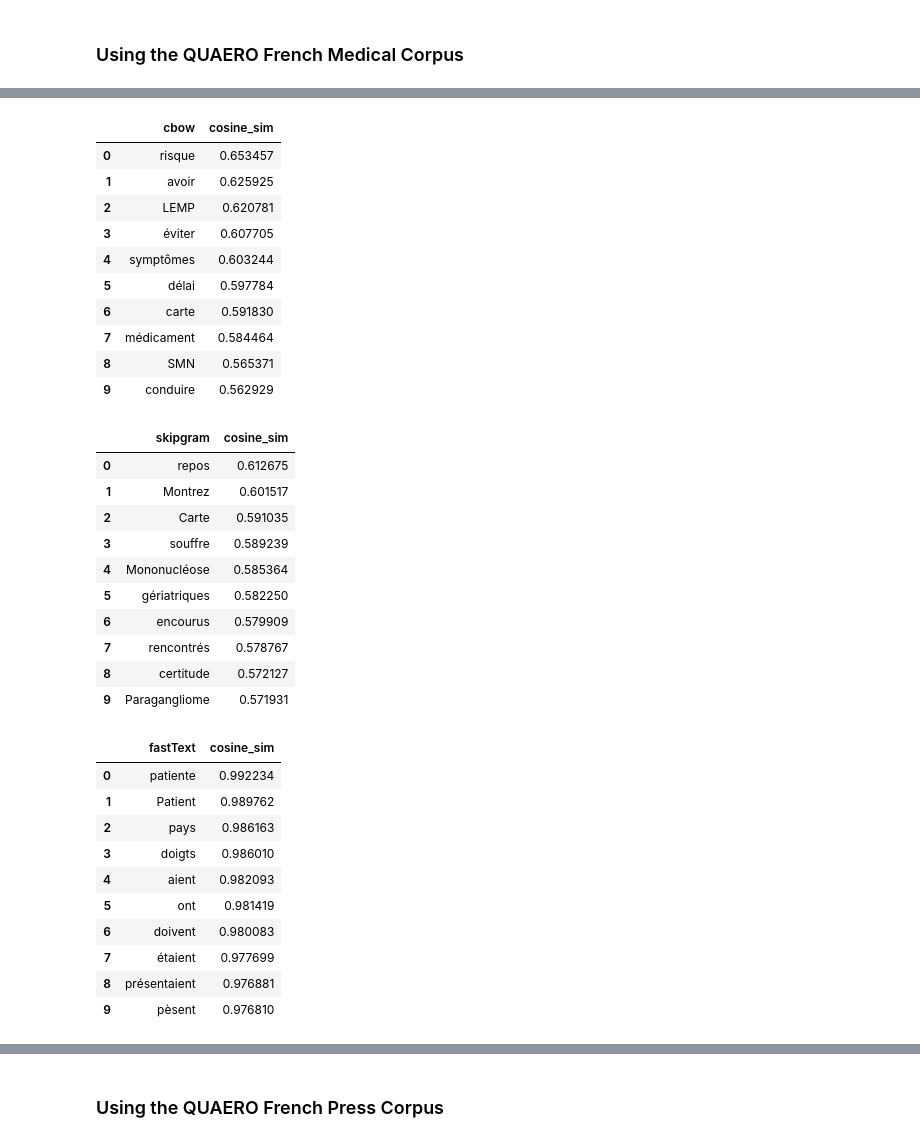
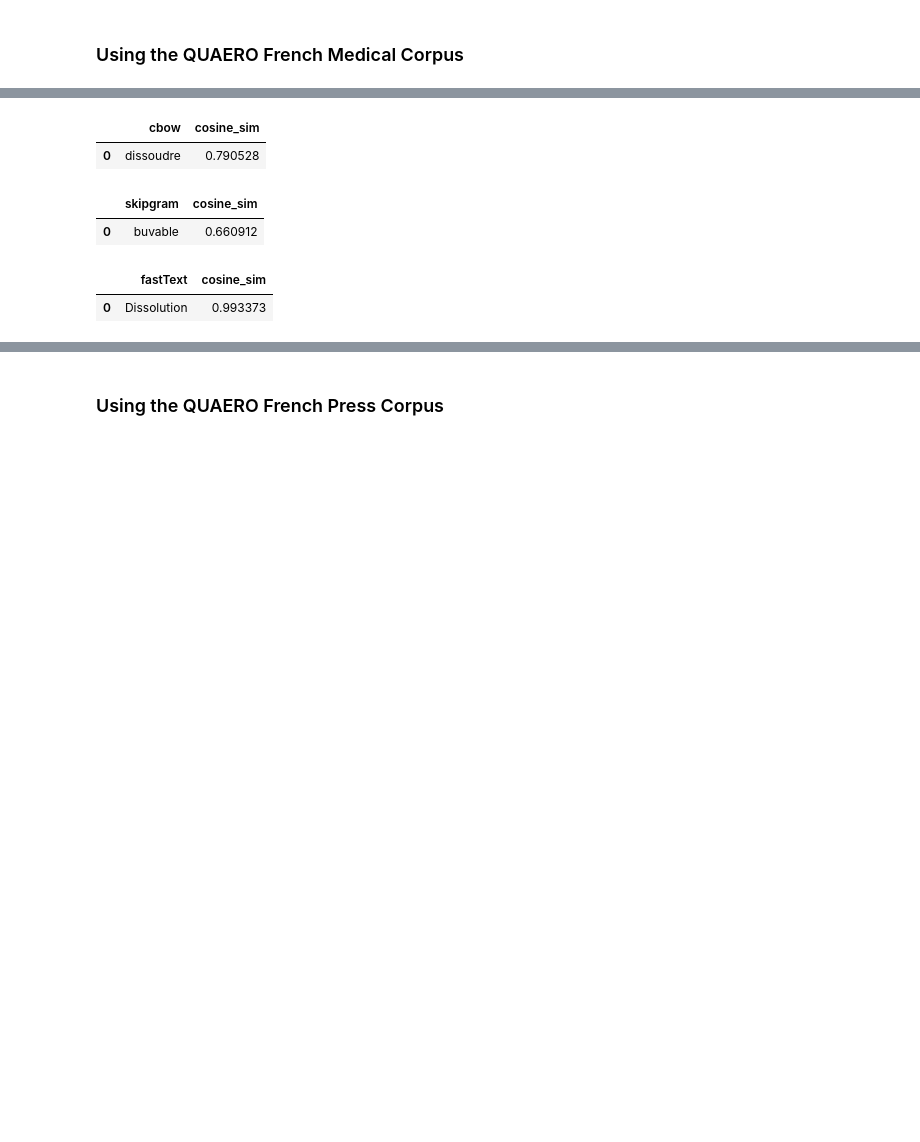
Before and after one commit to damounayman/Text-Mining-and-Chatbots, a Jupyter notebook: Word embeddings/Word embeddings training.ipynb, the cells around one changed output, grey strips where cells are left out. Saved outputs shown, nothing was run; the diff lists cells and outputs as text; code cells hidden in the pictures; blank space fills up the shorter version.

```diff
--- a/Word embeddings/Word embeddings training.ipynb
+++ b/Word embeddings/Word embeddings training.ipynb
@@ -300,38 +298,11 @@ display_similar(w3,topn=10)
 # %%
-w4=['solution']
-display_similar(w4,topn=10)
+w1=['solution']
+display_similar(w1,topn=1)
 # %% [output]
 |  | cbow | cosine_sim |
-| 0 | risque | 0.653457 |
-| 1 | avoir | 0.625925 |
-| 2 | LEMP | 0.620781 |
-| 3 | éviter | 0.607705 |
-| 4 | symptômes | 0.603244 |
-| 5 | délai | 0.597784 |
-| 6 | carte | 0.591830 |
-| 7 | médicament | 0.584464 |
-| 8 | SMN | 0.565371 |
-| 9 | conduire | 0.562929 |
+| 0 | dissoudre | 0.790528 |
 |  | skipgram | cosine_sim |
-| 0 | repos | 0.612675 |
-| 1 | Montrez | 0.601517 |
-| 2 | Carte | 0.591035 |
-| 3 | souffre | 0.589239 |
-| 4 | Mononucléose | 0.585364 |
-| 5 | gériatriques | 0.582250 |
-| 6 | encourus | 0.579909 |
-| 7 | rencontrés | 0.578767 |
-| 8 | certitude | 0.572127 |
-| 9 | Paragangliome | 0.571931 |
+| 0 | buvable | 0.660912 |
 |  | fastText | cosine_sim |
-| 0 | patiente | 0.992234 |
-| 1 | Patient | 0.989762 |
-| 2 | pays | 0.986163 |
-| 3 | doigts | 0.986010 |
-| 4 | aient | 0.982093 |
-| 5 | ont | 0.981419 |
-| 6 | doivent | 0.980083 |
-| 7 | étaient | 0.977699 |
-| 8 | présentaient | 0.976881 |
-| 9 | pèsent | 0.976810 |
+| 0 | Dissolution | 0.993373 |
 # %%
```
Also changed, not shown: parts of 18 cells of this notebook.
